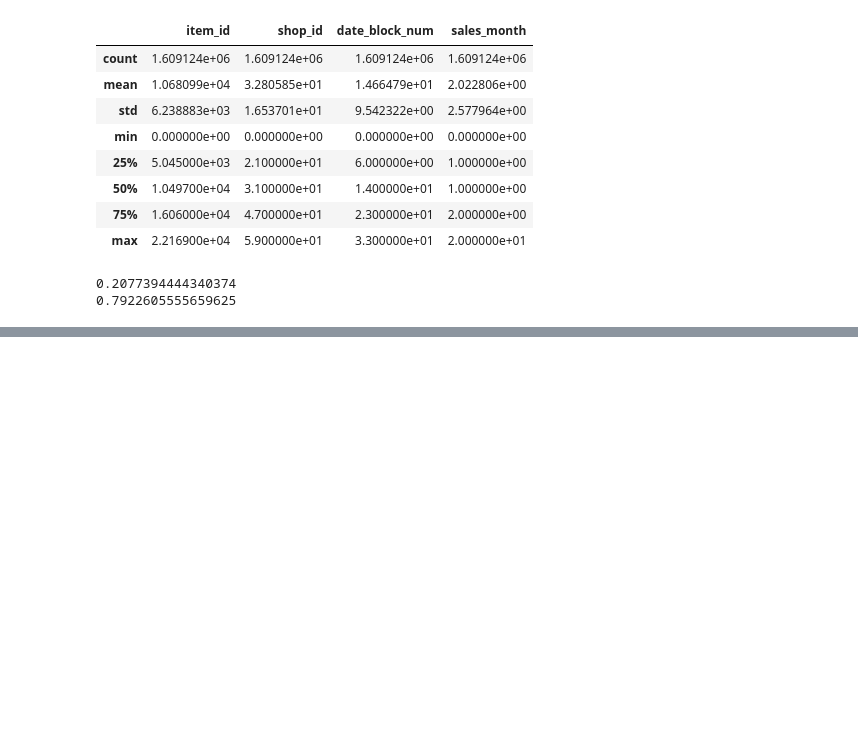
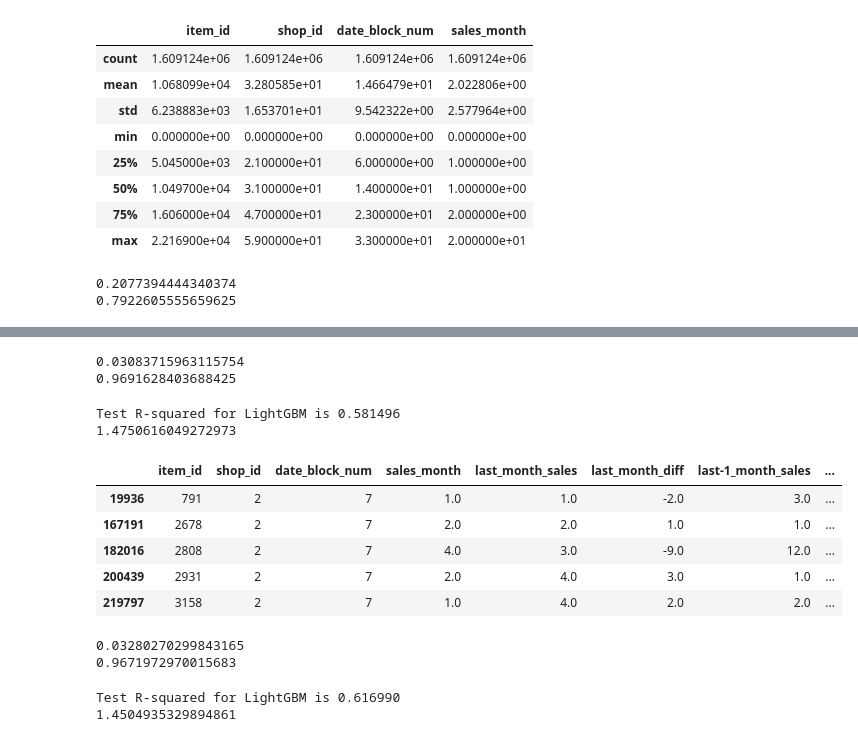
Before and after one commit to FutureAndroidLearn/coursera-kaggle-project, a Jupyter notebook: 03_ModelingRF.ipynb, the cells around one changed output, grey strips where cells are left out. Cells and saved outputs as stored; diff of their text form; code cells hidden in the pictures; blank space fills up the shorter version.

```diff
--- a/03_ModelingRF.ipynb
+++ b/03_ModelingRF.ipynb
@@ -314,0 +319,77 @@ rmse_cl
+# %%
+# Now, we split data en train and test
+# Last 8 months will be our test set, the rest data will be used to train our model.
+# That give us a 80/20 proportion
+
+val_set_cl = melt4[melt4['date_block_num'] > 32]
+train_set_cl = melt4[melt4['date_block_num'] <= 32]
+print(len(val_set_cl)/len(melt4))
+print(len(train_set_cl)/len(melt4))
+# %% [output]
+0.03083715963115754
+0.9691628403688425
+# %%
+xtr_cl, xts_cl = train_set_cl.drop(['sales_month'], axis = 1), val_set_cl.drop(['sales_month'], axis = 1)
+ytr_cl, yts_cl = train_set_cl['sales_month'].values, val_set_cl['sales_month'].values
+
+model = LGBMRegressor(n_estimators=1000, learning_rate = 0.03, max_depth=8)
+model.fit(xtr_cl, ytr_cl)
+
+pred_lgb = model.predict(xts_cl)
+
+print('Test R-squared for LightGBM is %f' % r2_score(yts_cl, pred_lgb))
+
+rmse_cl = np.sqrt(mean_squared_error(yts_cl, pred_lgb))
+
+print(rmse_cl)
+# %% [output]
+Test R-squared for LightGBM is 0.581496
+1.4750616049272973
+# %%
+melt5 = data_cl.copy()
+melt5['last_month_sales'] = melt5.groupby(['item_id', 'shop_id'])['sales_month'].shift()
+melt5['last_month_diff'] = melt5.groupby(['item_id', 'shop_id'])['last_month_sales'].diff()
+melt5['last-1_month_sales'] = melt5.groupby(['item_id', 'shop_id'])['sales_month'].shift(2)
+melt5['last-1_month_diff'] = melt5.groupby(['item_id', 'shop_id'])['last-1_month_sales'].diff()
+melt5['last-2_month_sales'] = melt5.groupby(['item_id', 'shop_id'])['sales_month'].shift(3)
+melt5['last-2_month_diff'] = melt5.groupby(['item_id', 'shop_id'])['last-2_month_sales'].diff()
+melt5['last-3_month_sales'] = melt5.groupby(['item_id', 'shop_id'])['sales_month'].shift(4)
+melt5['last-3_month_diff'] = melt5.groupby(['item_id', 'shop_id'])['last-3_month_sales'].diff()
+melt5 = melt5.dropna()
+melt5.head()
+# %% [output]
+|  | item_id | shop_id | date_block_num | sales_month | last_month_sales | last_month_diff | last-1_month_sales | ... |
+| 19936 | 791 | 2 | 7 | 1.0 | 1.0 | -2.0 | 3.0 | ... |
+| 167191 | 2678 | 2 | 7 | 2.0 | 2.0 | 1.0 | 1.0 | ... |
+| 182016 | 2808 | 2 | 7 | 4.0 | 3.0 | -9.0 | 12.0 | ... |
+| 200439 | 2931 | 2 | 7 | 2.0 | 4.0 | 3.0 | 1.0 | ... |
+| 219797 | 3158 | 2 | 7 | 1.0 | 4.0 | 2.0 | 2.0 | ... |
+# %%
+# Now, we split data en train and test
+# Last 8 months will be our test set, the rest data will be used to train our model.
+# That give us a 80/20 proportion
+
+val_set_cl = melt5[melt5['date_block_num'] > 32]
+train_set_cl = melt5[melt5['date_block_num'] <= 32]
+print(len(val_set_cl)/len(melt5))
+print(len(train_set_cl)/len(melt5))
+# %% [output]
+0.03280270299843165
+0.9671972970015683
+# %%
+xtr_cl, xts_cl = train_set_cl.drop(['sales_month'], axis = 1), val_set_cl.drop(['sales_month'], axis = 1)
+ytr_cl, yts_cl = train_set_cl['sales_month'].values, val_set_cl['sales_month'].values
+
+model = LGBMRegressor(n_estimators=1000, learning_rate = 0.03, max_depth=8)
+model.fit(xtr_cl, ytr_cl)
+
+pred_lgb = model.predict(xts_cl)
+
+print('Test R-squared for LightGBM is %f' % r2_score(yts_cl, pred_lgb))
+
+rmse_cl = np.sqrt(mean_squared_error(yts_cl, pred_lgb))
+
+print(rmse_cl)
+# %% [output]
+Test R-squared for LightGBM is 0.616990
+1.4504935329894861
```
Also changed, not shown: parts of 51 cells of this notebook.
